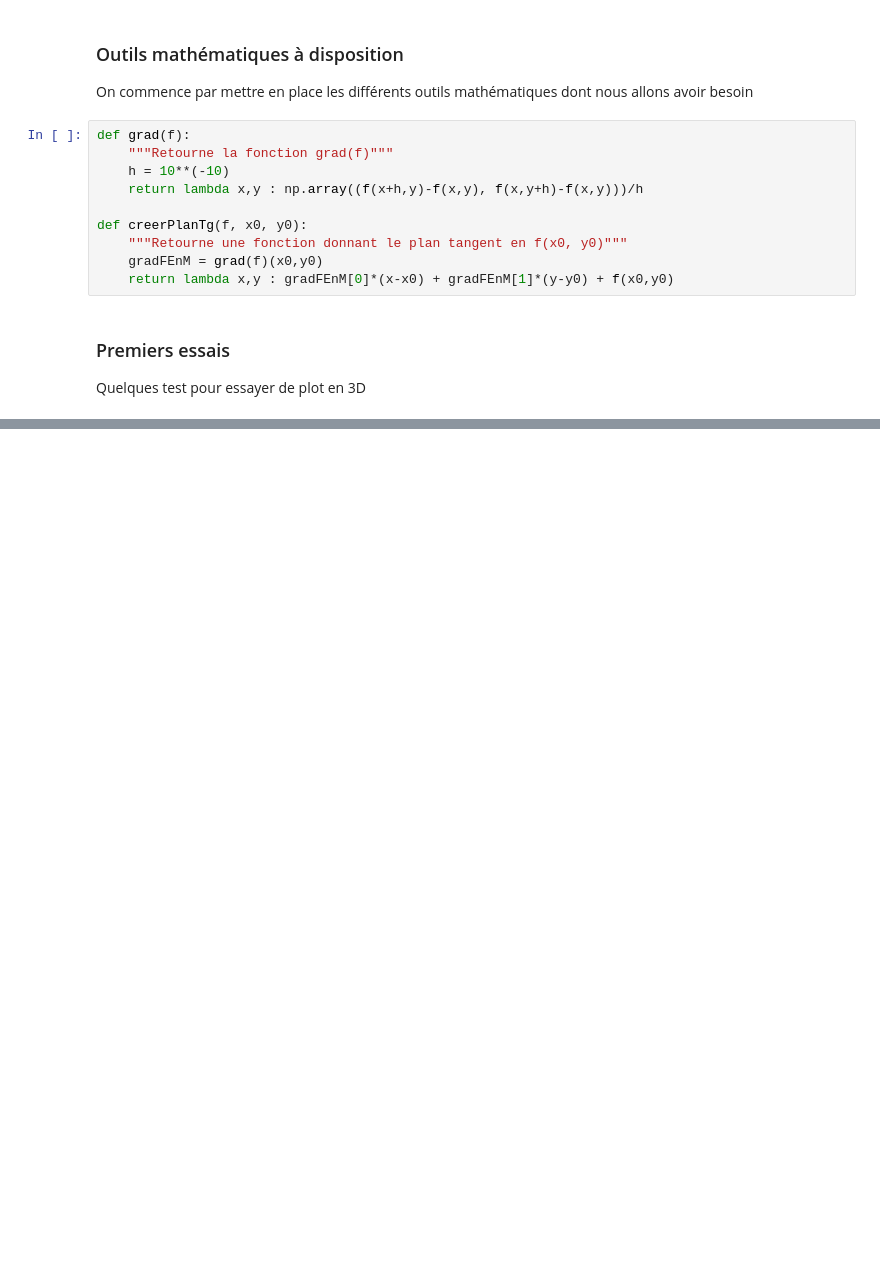
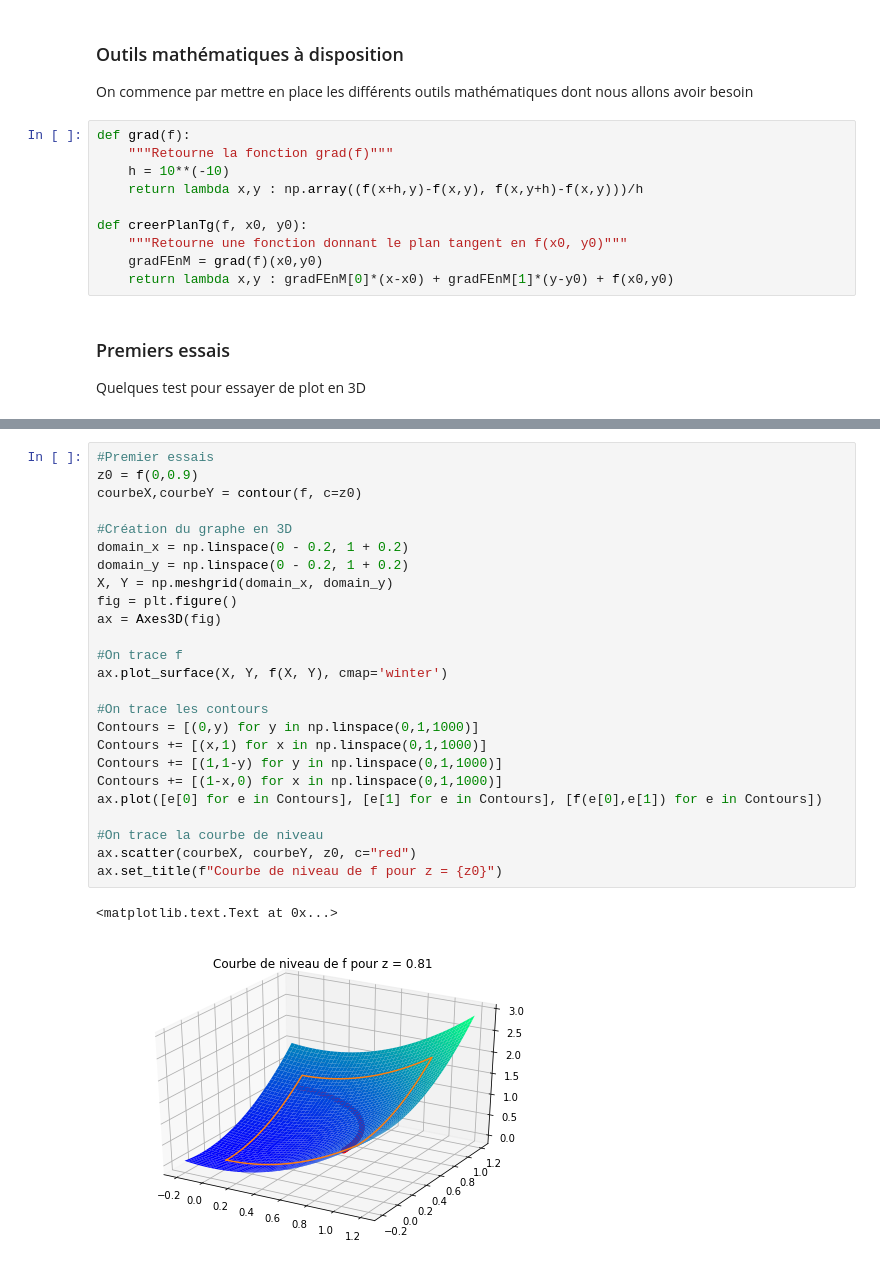
Before and after one commit to RSLLES/Projet_CD2, a Jupyter notebook: projet.ipynb, the cells around one changed output, grey strips where cells are left out. Cells and saved outputs as stored; diff of their text form; blank space fills up the shorter version.

```diff
--- a/projet.ipynb
+++ b/projet.ipynb
@@ -206,0 +250,28 @@ ax.plot([M[0] for M in L], [M[1] for M in L], [M[2] for M in L])
+# %%
+#Premier essais
+z0 = f(0,0.9)
+courbeX,courbeY = contour(f, c=z0)
+
+#Création du graphe en 3D
+domain_x = np.linspace(0 - 0.2, 1 + 0.2)
+domain_y = np.linspace(0 - 0.2, 1 + 0.2)
+X, Y = np.meshgrid(domain_x, domain_y)
+fig = plt.figure()
+ax = Axes3D(fig)
+
+#On trace f
+ax.plot_surface(X, Y, f(X, Y), cmap='winter')
+
+#On trace les contours
+Contours = [(0,y) for y in np.linspace(0,1,1000)]
+Contours += [(x,1) for x in np.linspace(0,1,1000)]
+Contours += [(1,1-y) for y in np.linspace(0,1,1000)]
+Contours += [(1-x,0) for x in np.linspace(0,1,1000)]
+ax.plot([e[0] for e in Contours], [e[1] for e in Contours], [f(e[0],e[1]) for e in Contours])
+
+#On trace la courbe de niveau
+ax.scatter(courbeX, courbeY, z0, c="red")
+ax.set_title(f"Courbe de niveau de f pour z = {z0}")
+# %% [output]
+<matplotlib.text.Text at 0x...>
+[figure, added]
```
Also changed, not shown: parts of 6 cells of this notebook.
